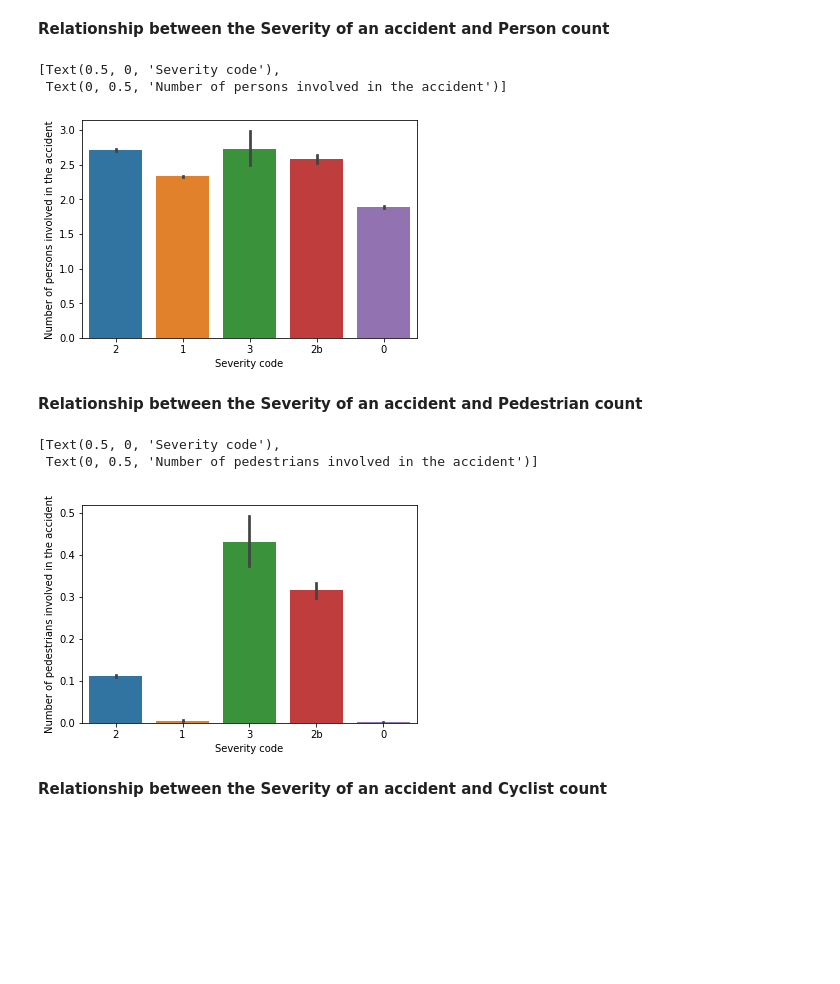
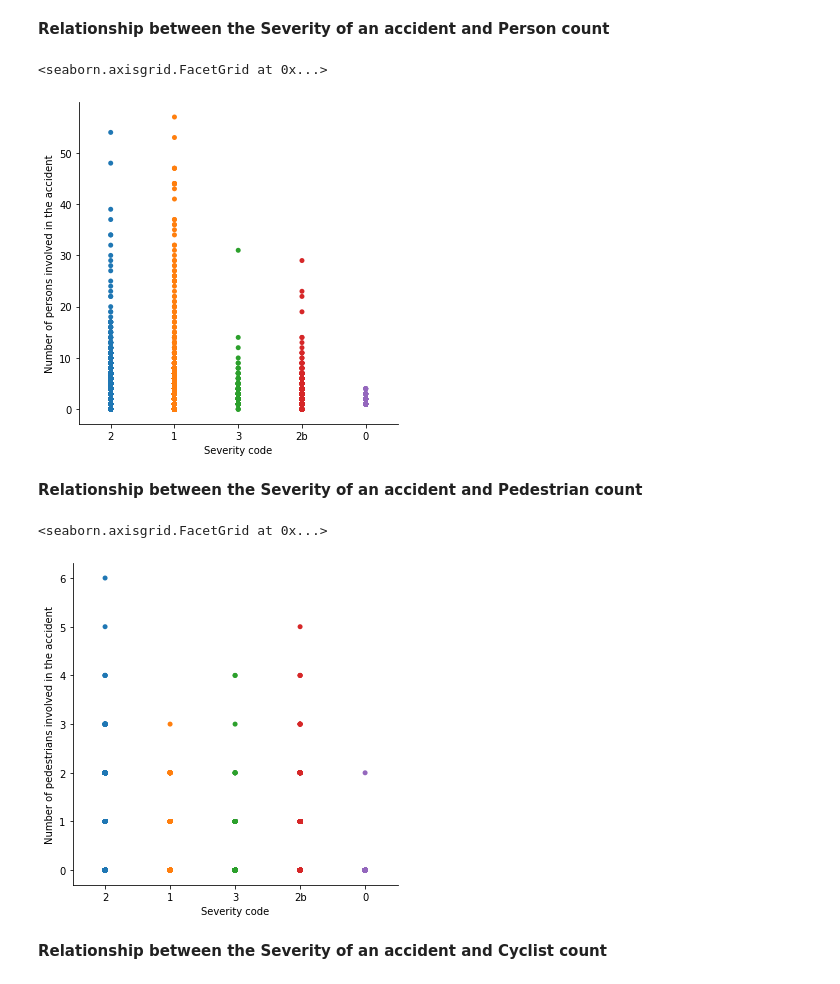
Before and after one commit to sankha14/Applied_Data_Science_Capstone, a Jupyter notebook: Car_Accident_Severity_Prediction.ipynb, the cells around one changed output. Drawn from its saved outputs; the diff is of its cells as text; code cells hidden in the pictures; blank space fills up the shorter version.

```diff
--- a/Car_Accident_Severity_Prediction.ipynb
+++ b/Car_Accident_Severity_Prediction.ipynb
@@ -909,21 +909,19 @@ axes[2,1].set(xlabel = 'Severity code', ylabel = 'Count, other')
 # %% [markdown]
 **Relationship between the Severity of an accident and Person count**
 # %%
-ax3 = sns.barplot(x = 'SEVERITYCODE',y = 'PERSONCOUNT', data = df_coll_clean)
+ax3 = sns.catplot(x = 'SEVERITYCODE',y = 'PERSONCOUNT', jitter = False, data = df_coll_clean)
 ax3.set(xlabel = "Severity code", ylabel = 'Number of persons involved in the accident')
 # %% [output]
-[Text(0.5, 0, 'Severity code'),
- Text(0, 0.5, 'Number of persons involved in the accident')]
+<seaborn.axisgrid.FacetGrid at 0x...>
-[figure, old version]
+[figure, new version]
 # %% [markdown]
 **Relationship between the Severity of an accident and Pedestrian count**
 # %%
-ax3 = sns.barplot(x = 'SEVERITYCODE',y = 'PEDCOUNT', data = df_coll_clean)
+ax3 = sns.catplot(x = 'SEVERITYCODE', y = 'PEDCOUNT', jitter = False, data = df_coll_clean)
 ax3.set(xlabel = "Severity code", ylabel = 'Number of pedestrians involved in the accident')
 # %% [output]
-[Text(0.5, 0, 'Severity code'),
- Text(0, 0.5, 'Number of pedestrians involved in the accident')]
+<seaborn.axisgrid.FacetGrid at 0x...>
-[figure, old version]
+[figure, new version]
 # %% [markdown]
 **Relationship between the Severity of an accident and Cyclist count**
 # %%
```
Also changed, not shown: parts of 1 cell of this notebook, 1 other file.
